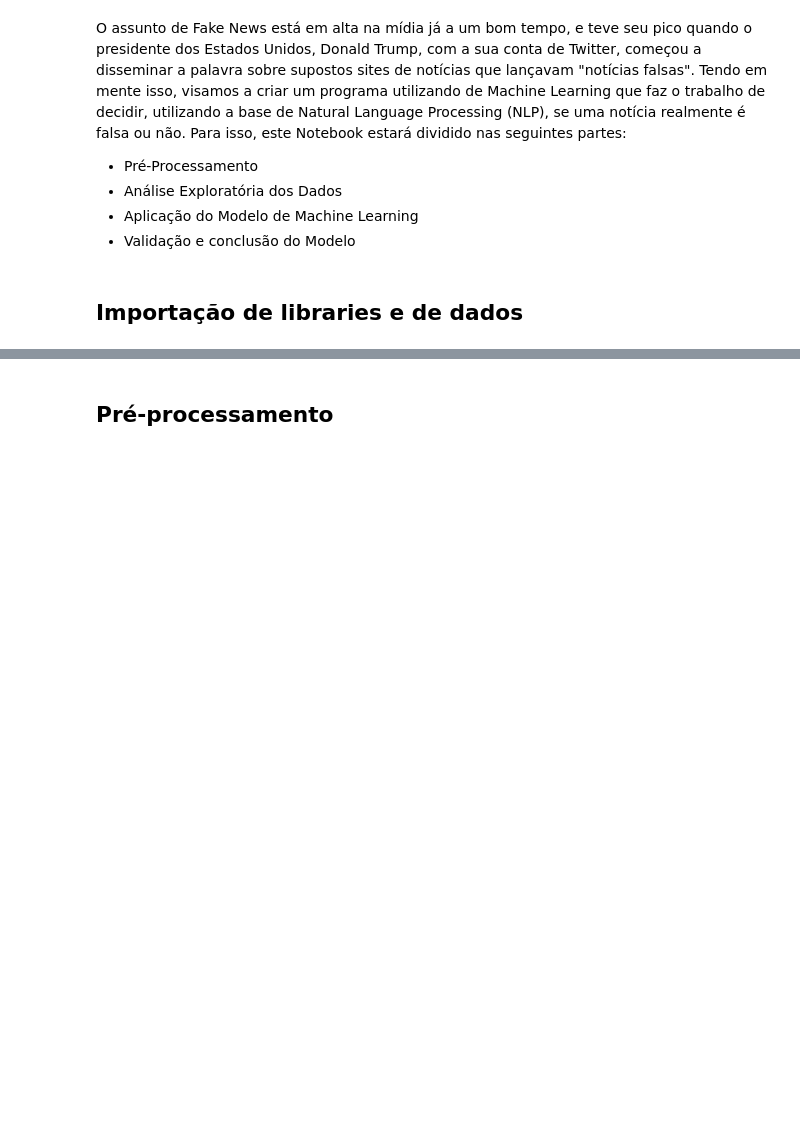
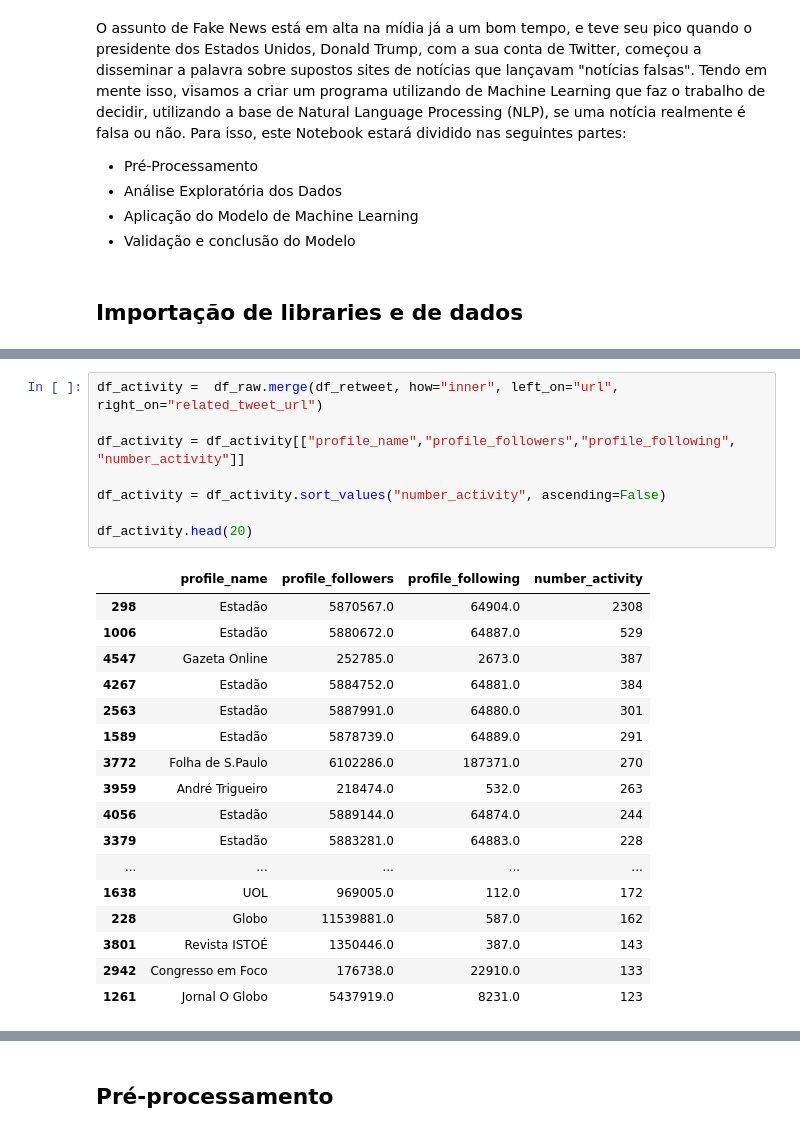
Before and after one commit to gmorlima/gordos, a Jupyter notebook: projeto_final/Fake News Classifier.ipynb, the cells around one changed output, grey strips where cells are left out. Drawn from its saved outputs; the diff is of its cells as text; blank space fills up the shorter version.

```diff
--- a/projeto_final/Fake News Classifier.ipynb
+++ b/projeto_final/Fake News Classifier.ipynb
@@ -40,0 +100,26 @@ df_raw = pd.DataFrame(data_raw)
+# %%
+df_activity =  df_raw.merge(df_retweet, how="inner", left_on="url", right_on="related_tweet_url")
+
+df_activity = df_activity[["profile_name","profile_followers","profile_following", "number_activity"]]
+
+df_activity = df_activity.sort_values("number_activity", ascending=False)
+
+df_activity.head(20)
+# %% [output]
+|  | profile_name | profile_followers | profile_following | number_activity |
+| 298 | Estadão | 5870567.0 | 64904.0 | 2308 |
+| 1006 | Estadão | 5880672.0 | 64887.0 | 529 |
+| 4547 | Gazeta Online | 252785.0 | 2673.0 | 387 |
+| 4267 | Estadão | 5884752.0 | 64881.0 | 384 |
+| 2563 | Estadão | 5887991.0 | 64880.0 | 301 |
+| 1589 | Estadão | 5878739.0 | 64889.0 | 291 |
+| 3772 | Folha de S.Paulo | 6102286.0 | 187371.0 | 270 |
+| 3959 | André Trigueiro | 218474.0 | 532.0 | 263 |
+| 4056 | Estadão | 5889144.0 | 64874.0 | 244 |
+| 3379 | Estadão | 5883281.0 | 64883.0 | 228 |
+| ... | ... | ... | ... | ... |
+| 1638 | UOL | 969005.0 | 112.0 | 172 |
+| 228 | Globo | 11539881.0 | 587.0 | 162 |
+| 3801 | Revista ISTOÉ | 1350446.0 | 387.0 | 143 |
+| 2942 | Congresso em Foco | 176738.0 | 22910.0 | 133 |
+| 1261 | Jornal O Globo | 5437919.0 | 8231.0 | 123 |
```
Also changed, not shown: parts of 10 cells of this notebook.
